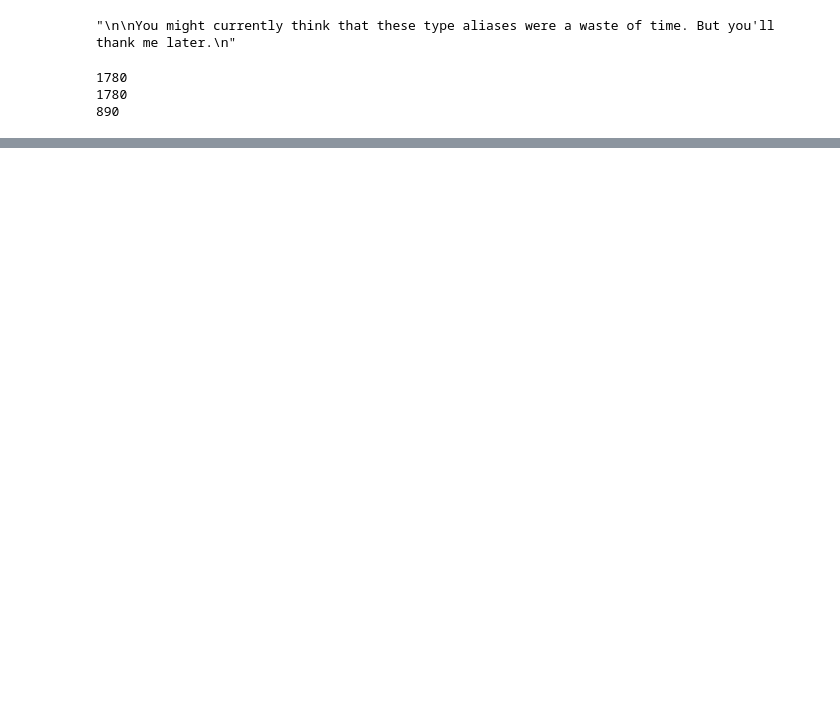
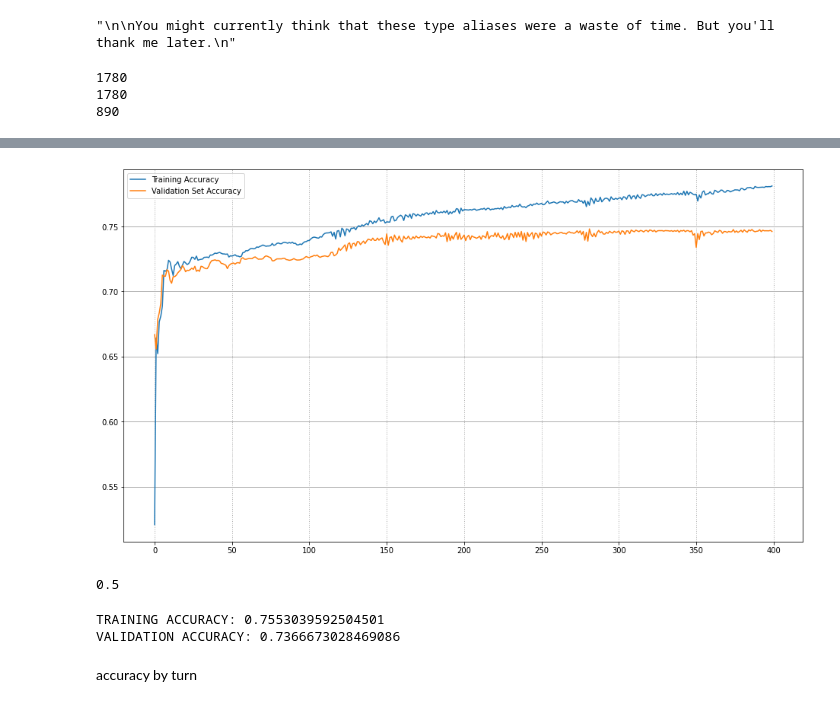
Before and after one commit to 11BelowStudio/ce811, a Jupyter notebook: resistance_framework/bots/rl18730/game_record_nn_trainer.ipynb, the cells around one changed output, grey strips where cells are left out. Drawn from its saved outputs; the diff is of its cells as text; code cells hidden in the pictures; blank space fills up the shorter version.

```diff
--- a/resistance_framework/bots/rl18730/game_record_nn_trainer.ipynb
+++ b/resistance_framework/bots/rl18730/game_record_nn_trainer.ipynb
@@ -138,7 +142,13 @@ a type alias for the data from a single element of a gamestate.
 """
 
 
-IND_GS_NN_LABELS = Tuple[NN_5TUPLE, LABEL_TUPLE]
+NN_ONESHOT_LABELS = Tuple[
+    Tuple[int, int],
+    Tuple[int, int],
+    Tuple[int, int],
+    Tuple[int, int],
+    Tuple[int, int]
+]
 """
 
 You might currently think that these type aliases were a waste of time. But you'll thank me later.
@@ -583,6 +692,6 @@ epochs = 400
 # %%
 the_model.compile(
     optimizer = keras.optimizers.Adam(eta),
-    loss = keras.losses.MeanSquaredError(),
+    loss = keras.losses.BinaryCrossentropy(from_logits=False),
     metrics = "accuracy"
 )
@@ -624,10 +721,6 @@ print(np_x)
 # %%
+y_train = list(training_dataset.oneshot_labels_generator)
 np_y = np.array(y_train)
-
 print(np_y.shape)
-
-np_y = np.reshape(np_y, (np_y.shape[0], np_y.shape[1], 1))
-
 print(np_y[0])
-print(np_y.shape)
 # %% [output]
@@ -643,7 +735,11 @@ print(np_y.shape)
 history = the_model.fit(
     np_x,
     np_y,
-    train_len,
-    epochs = 1000,
-    verbose = 0
+    np_x.shape[0],
+    epochs = epochs,
+    verbose = 0,
+    validation_data = (
+        np.array(list(test_dataset.np_inputs_2())),
+        np.array(list(test_dataset.oneshot_labels_generator))
+    )
 )
@@ -679,0 +766,33 @@ plt.legend()
+# %%
+fig_acc = plt.figure(num="Training/Validation Accuracy", figsize=[16,9])
+fig_acc_ax = fig_acc.add_subplot()
+fig_acc_ax.plot(
+    history.history["accuracy"],
+    label="Training Accuracy")
+fig_acc_ax.plot(
+    history.history["val_accuracy"],
+    label="Validation Set Accuracy"
+)
+fig_acc_ax.legend()
+fig_acc_ax.grid(which="major",axis="y", linestyle='-', linewidth=1)
+fig_acc_ax.grid(which="minor",axis="y", linestyle='dotted', linewidth=1)
+fig_acc_ax.grid(which="major",axis="x", linestyle='dotted', linewidth=1)
+fig_acc.show()
+# %% [output]
+[figure, added]
+# %%
+# Calculate base rate accuracy
+print(np_y.mean())
+# This shows us what accuracy we could get
+# if we just guess the same thing all the time
+# %% [output]
+0.5
+# %%
+print("TRAINING ACCURACY: {}".format(np.array(history.history["accuracy"]).mean()))
+
+print("VALIDATION ACCURACY: {}".format(np.array(history.history['val_accuracy']).mean()))
+# %% [output]
+TRAINING ACCURACY: 0.7553039592504501
+VALIDATION ACCURACY: 0.7366673028469086
+# %% [markdown]
+accuracy by turn
```
Also changed, not shown: parts of 21 cells of this notebook, 2 other files.
